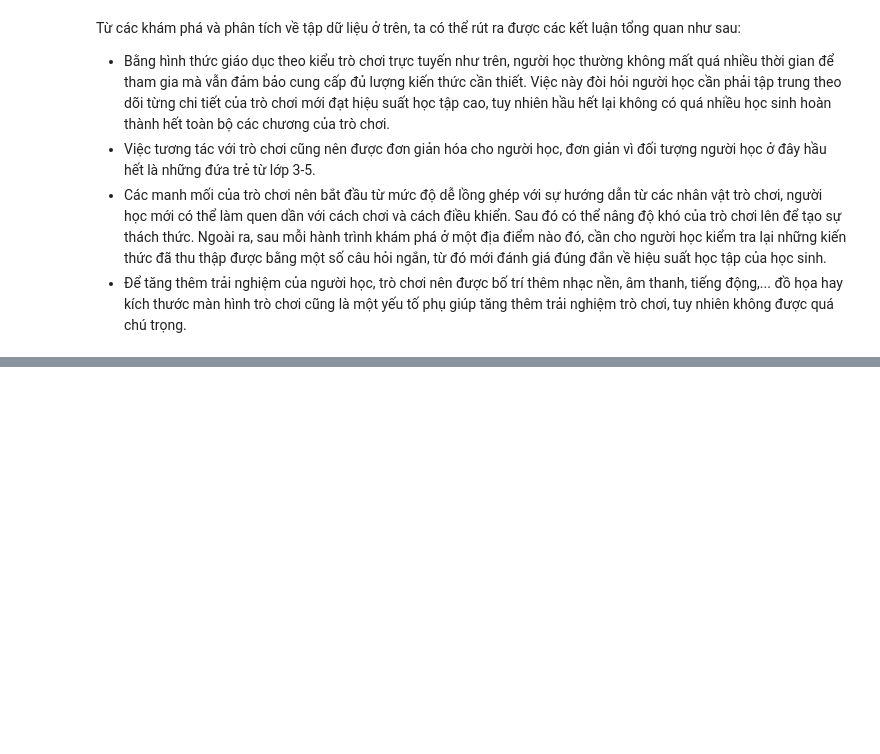
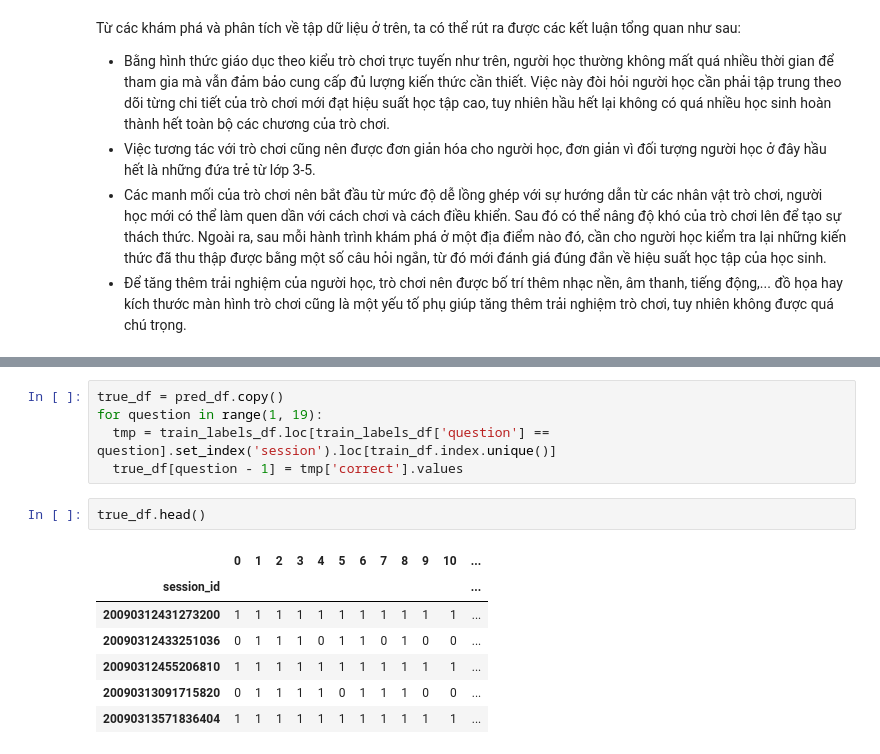
Before and after one commit to vt-khang/KHDLUD-FinalProject, a Jupyter notebook: 19120511_19120526_19120539.ipynb, the cells around one changed output, grey strips where cells are left out. Cells and saved outputs as stored; diff of their text form; blank space fills up the shorter version.

```diff
--- a/19120511_19120526_19120539.ipynb
+++ b/19120511_19120526_19120539.ipynb
@@ -675,0 +1003,15 @@ Từ các khám phá và phân tích về tập dữ liệu ở trên, ta có th
+# %%
+true_df = pred_df.copy()
+for question in range(1, 19):
+  tmp = train_labels_df.loc[train_labels_df['question'] == question].set_index('session').loc[train_df.index.unique()]
+  true_df[question - 1] = tmp['correct'].values
+# %%
+true_df.head()
+# %% [output]
+|  | 0 | 1 | 2 | 3 | 4 | 5 | 6 | 7 | 8 | 9 | 10 | ... |
+| session_id |  |  |  |  |  |  |  |  |  |  |  | ... |
+| 20090312431273200 | 1 | 1 | 1 | 1 | 1 | 1 | 1 | 1 | 1 | 1 | 1 | ... |
+| 20090312433251036 | 0 | 1 | 1 | 1 | 0 | 1 | 1 | 0 | 1 | 0 | 0 | ... |
+| 20090312455206810 | 1 | 1 | 1 | 1 | 1 | 1 | 1 | 1 | 1 | 1 | 1 | ... |
+| 20090313091715820 | 0 | 1 | 1 | 1 | 1 | 0 | 1 | 1 | 1 | 0 | 0 | ... |
+| 20090313571836404 | 1 | 1 | 1 | 1 | 1 | 1 | 1 | 1 | 1 | 1 | 1 | ... |
```
Also changed, not shown: parts of 40 cells of this notebook.
